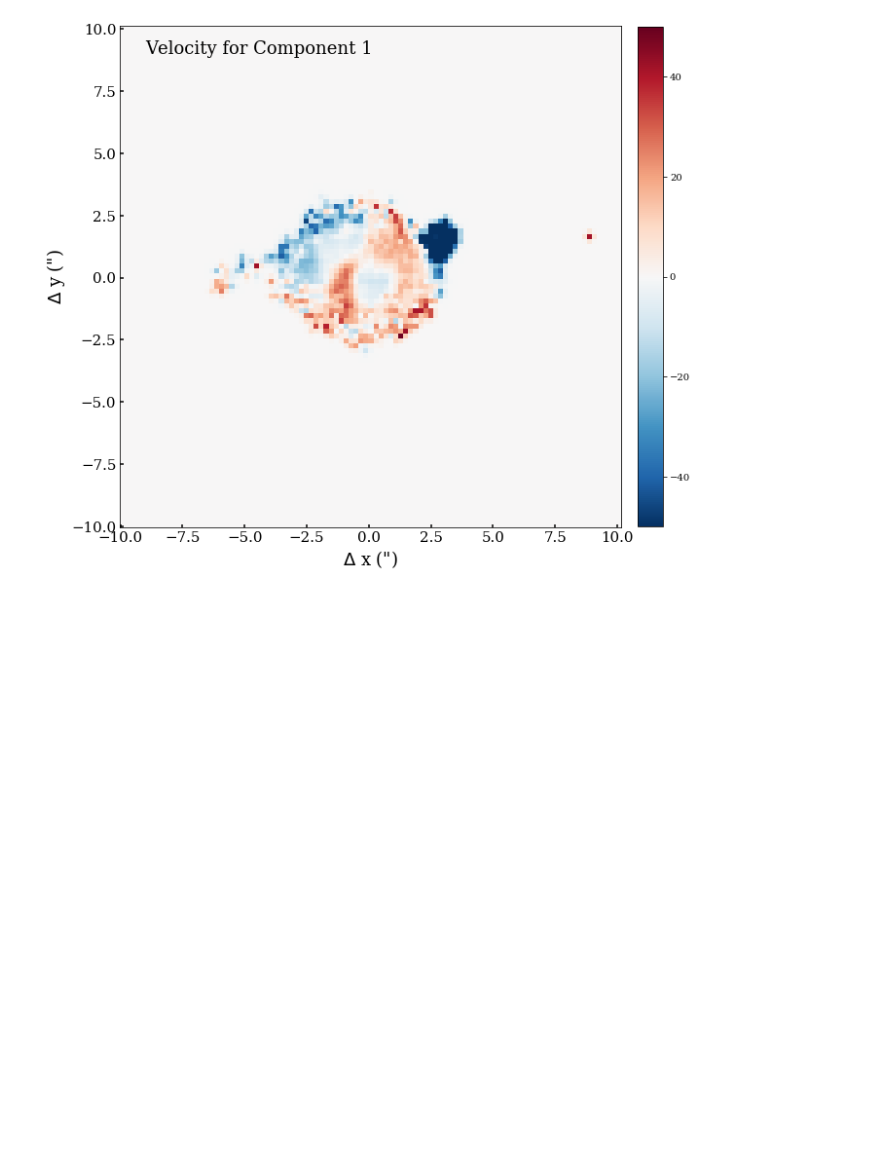
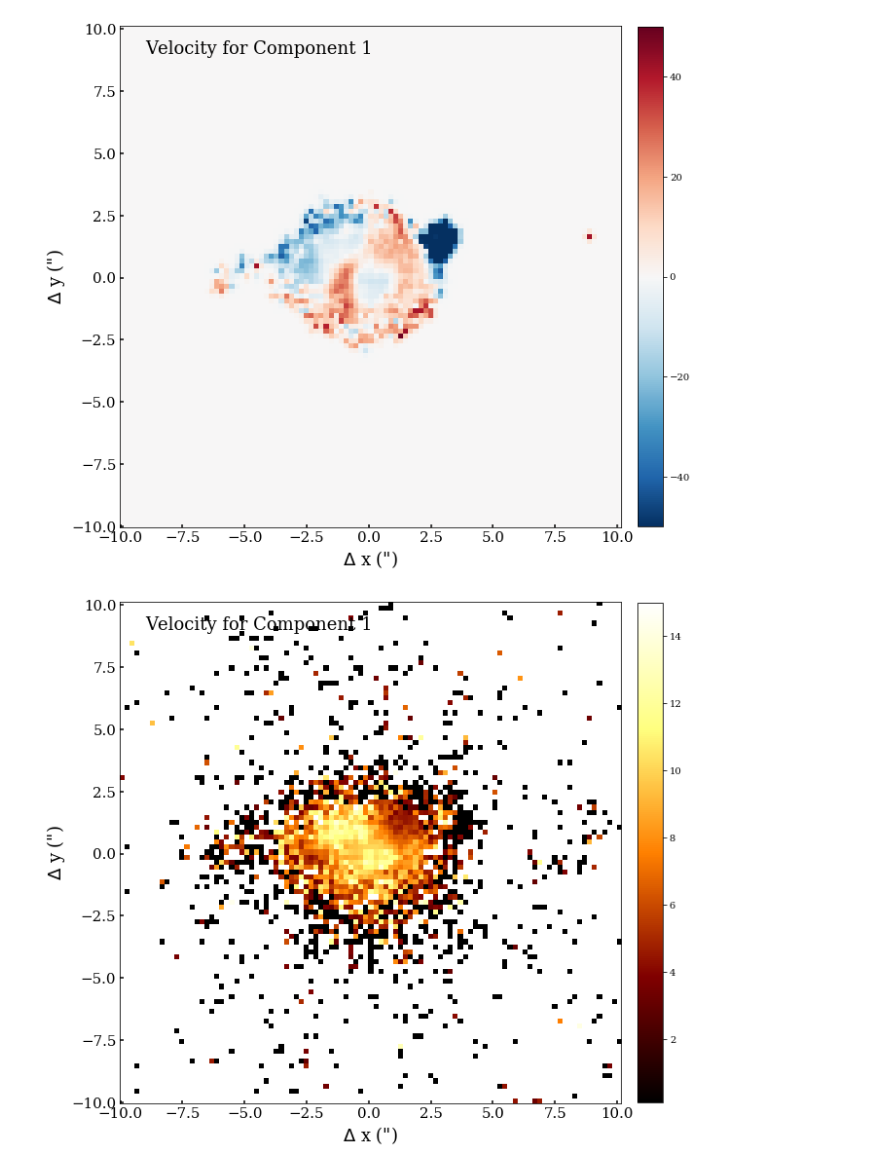
Before and after one commit to astrmainak/mainaksingha1, a Jupyter notebook: Result HE0040-1105 Extended Outflow Single Gauss.ipynb, the cells around one changed output. Drawn from its saved outputs; the diff is of its cells as text; code cells hidden in the pictures; blank space fills up the shorter version.

```diff
--- a/Result HE0040-1105 Extended Outflow Single Gauss.ipynb
+++ b/Result HE0040-1105 Extended Outflow Single Gauss.ipynb
@@ -15,7 +15,7 @@ from matplotlib.colors import LogNorm
 from astropy.convolution import convolve
 from astropy.convolution import Gaussian2DKernel
 from scipy.signal import convolve as scipy_convolve
-kernel = Gaussian2DKernel(x_stddev=0.5)
+kernel = Gaussian2DKernel(x_stddev=1)
 plt.rcParams['font.family'] = 'Serif'
 plt.rcParams['font.weight'] = 'light'
 # %%
@@ -29,10 +29,14 @@ ymax = 0.2*(100 - y_BH) + 0.5*0.2
 hdu = fits.open('/Volumes/Seagate/HE0040-1105 Extended/subcube_par_HE0040-1105_extended_single_gauss.fits')
 amp_OIII_br = hdu[6].data
 amp_OIII = hdu[2].data
+amp_Hb = hdu[1].data
 vel_OIII = hdu[3].data
 vel_sigma_OIII = hdu[4].data
 vel_OIII_br = hdu[7].data
 vel_sigma_OIII_br = hdu[8].data
+hdu.close()
+# %%
+r = amp_OIII/amp_Hb
 # %%
 amp_OIII[amp_OIII>10]=1e-15
 amp_OIII[amp_OIII<7e-3]=1e-15
@@ -108,3 +112,31 @@ plt.colorbar(fraction=0.046,pad=0.03)
 fig.savefig('/Volumes/Seagate/HE0040-1105 Extended/Velocity map Comp1 Gauss1.png',overwrite=True)
 # %% [output]
 [figure]
+# %%
+m1 = np.ma.masked_greater(amp_OIII,3)
+m2 = np.ma.masked_less(m1,7e-3)
+
+fig = plt.figure(figsize=(10,10))
+plt.imshow(m2,origin='lower',interpolation='nearest',norm=LogNorm(),cmap='afmhot')
+
+r[r>30] = 1e-15
+r[r<3] = 1e-15
+
+m_mask = np.ma.getmask(m2)
+masked_array = np.ma.masked_array(r, mask=m_mask)
+
+inarray=np.where(masked_array.mask,0,masked_array) # masking still doesn't work, has to set to numpy.nan
+result=convolve(inarray,kernel)
+
+scipy_conv = scipy_convolve(masked_array, kernel, mode='same', method='direct')
+plt.imshow(r,origin='lower',interpolation='nearest',extent=[xmin,xmax,ymin,ymax],vmin=0.1,vmax=15,cmap='afmhot')
+plt.tick_params(axis='both',which='both',direction='in',width=1.5,labelsize=15)
+#plt.plot(0,0,'ko',ms=10,label='Central engine')
+plt.text(-9,9,'Velocity for Component 1',color='k',fontsize=18)
+
+plt.xlabel(r'$\Delta$ x (")',fontsize=18)
+plt.ylabel(r'$\Delta$ y (")',fontsize=18)
+plt.colorbar(fraction=0.046,pad=0.03)
+fig.savefig('/Volumes/Seagate/HE0040-1105 Extended/OIII to Hb ratio Gauss1.png',overwrite=True)
+# %% [output]
+[figure, added]
```
Also changed, not shown: parts of 1 cell of this notebook, 12 other files.
